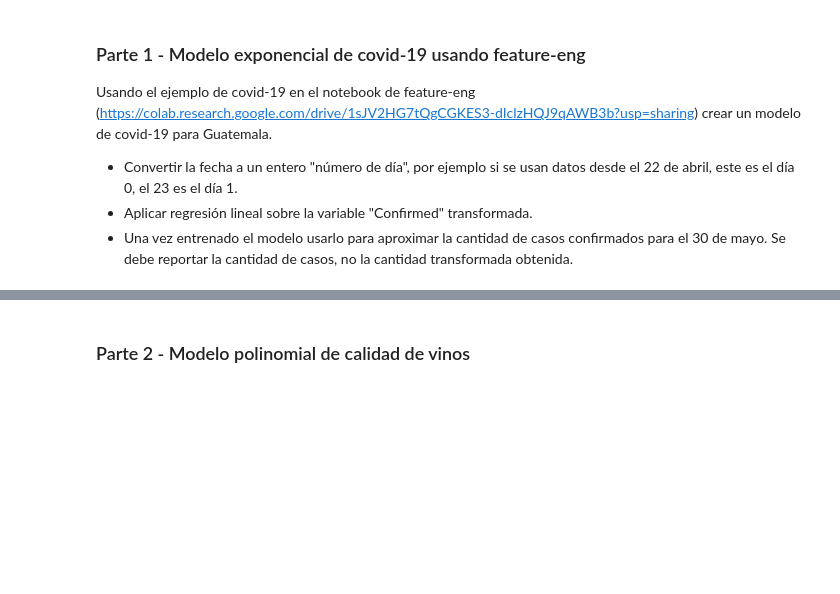
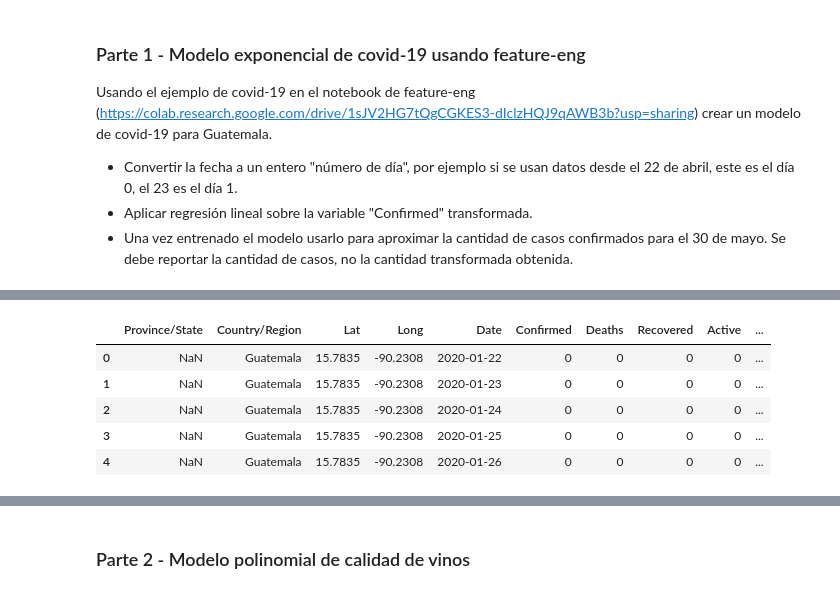
Before and after one commit to yurandirsantana/UniversidadGalileo2022, a Jupyter notebook: Statistical_Learning_Tarea_2.ipynb, the cells around one changed output, grey strips where cells are left out. Cells and saved outputs as stored; diff of their text form; code cells hidden in the pictures; blank space fills up the shorter version.

```diff
--- a/Statistical_Learning_Tarea_2.ipynb
+++ b/Statistical_Learning_Tarea_2.ipynb
@@ -13,0 +40,23 @@ Usando el ejemplo de covid-19 en el notebook de feature-eng (https://colab.resea
+# %%
+# Filtrando el Dataset para obtener solo los datos de Guatemala:
+
+covid19_data_Guatemala = covid19_data[covid19_data['Country/Region'] == "Guatemala"]
+covid19_data_Guatemala.head()
+
+# Ordenando por fecha:
+
+by_date = covid19_data_Guatemala.sort_values('Date')
+by_date.head()
+
+# Obtener nuevo Index
+
+covid19_data_Guatemala.index = range(len(covid19_data_Guatemala))
+
+covid19_data_Guatemala.head()
+# %% [output]
+|  | Province/State | Country/Region | Lat | Long | Date | Confirmed | Deaths | Recovered | Active | ... |
+| 0 | NaN | Guatemala | 15.7835 | -90.2308 | 2020-01-22 | 0 | 0 | 0 | 0 | ... |
+| 1 | NaN | Guatemala | 15.7835 | -90.2308 | 2020-01-23 | 0 | 0 | 0 | 0 | ... |
+| 2 | NaN | Guatemala | 15.7835 | -90.2308 | 2020-01-24 | 0 | 0 | 0 | 0 | ... |
+| 3 | NaN | Guatemala | 15.7835 | -90.2308 | 2020-01-25 | 0 | 0 | 0 | 0 | ... |
+| 4 | NaN | Guatemala | 15.7835 | -90.2308 | 2020-01-26 | 0 | 0 | 0 | 0 | ... |
```
Also changed, not shown: parts of 9 cells of this notebook.
